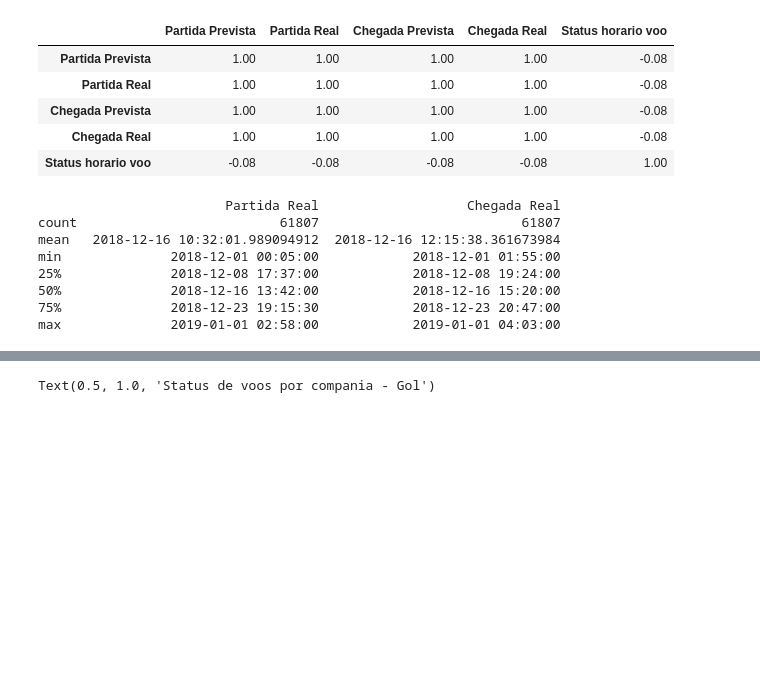
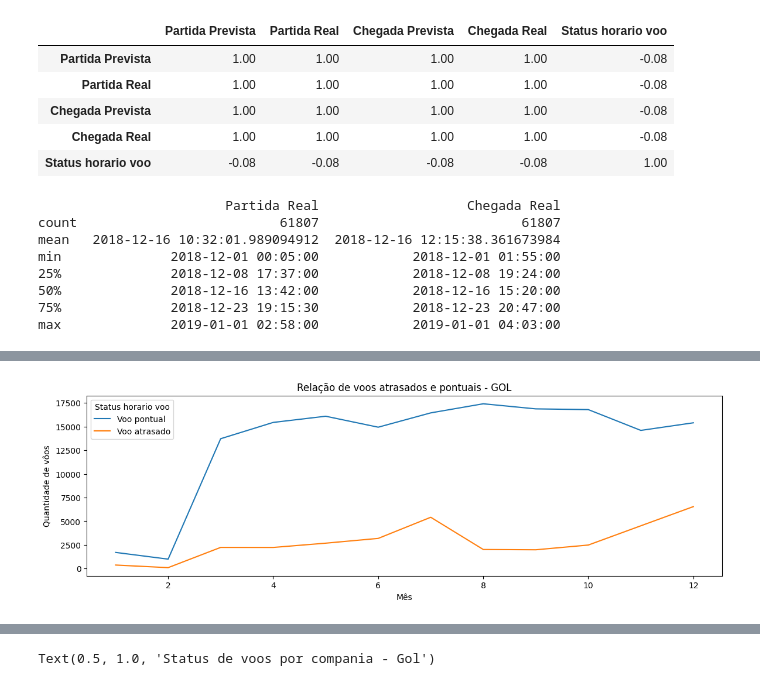
Before and after one commit to franciscojosecvrl/PortifolioDeDados, a Jupyter notebook: aquisicao_de_dados.ipynb, the cells around one changed output, grey strips where cells are left out. Saved outputs shown, nothing was run; the diff lists cells and outputs as text; code cells hidden in the pictures; blank space fills up the shorter version.

Commit message:
adição de calculo do indice de pontualidade

```diff
--- a/aquisicao_de_dados.ipynb
+++ b/aquisicao_de_dados.ipynb
@@ -420,0 +448,18 @@ print(len(dados_janeiro))
+# %%
+datasets_voos_2018['Mes_Partida'] = datasets_voos_2018['Partida Real'].dt.month
+
+#voos_pontuais_por_mes_companhia = datasets_voos_2018.groupby(['Mes_Partida', 'ICAO Empresa Aérea'])[Status horario voo]== 0].sum().reset_index()
+
+voos_pontuais_por_mes_companhia = datasets_voos_2018[datasets_voos_2018['ICAO Empresa Aérea'] == 'GLO'].groupby(['Mes_Partida', 'Status horario voo']).size().reset_index(name='Quantidade_Pontuais')
+# Voo pontual(0)
+voos_pontuais_por_mes_companhia = voos_pontuais_por_mes_companhia.replace({'Status horario voo': {0: 'Voo pontual', 1: 'Voo atrasado'}})
+
+
+plt.figure(figsize=(14, 4))
+sns.lineplot(x='Mes_Partida', y='Quantidade_Pontuais', hue='Status horario voo', data=voos_pontuais_por_mes_companhia)
+plt.title('Relação de voos atrasados e pontuais - GOL')
+plt.xlabel('Mês')
+plt.ylabel('Quantidade de vôos')
+plt.show()
+# %% [output]
+[figure, added]
```
Also changed, not shown: parts of 58 cells of this notebook.
